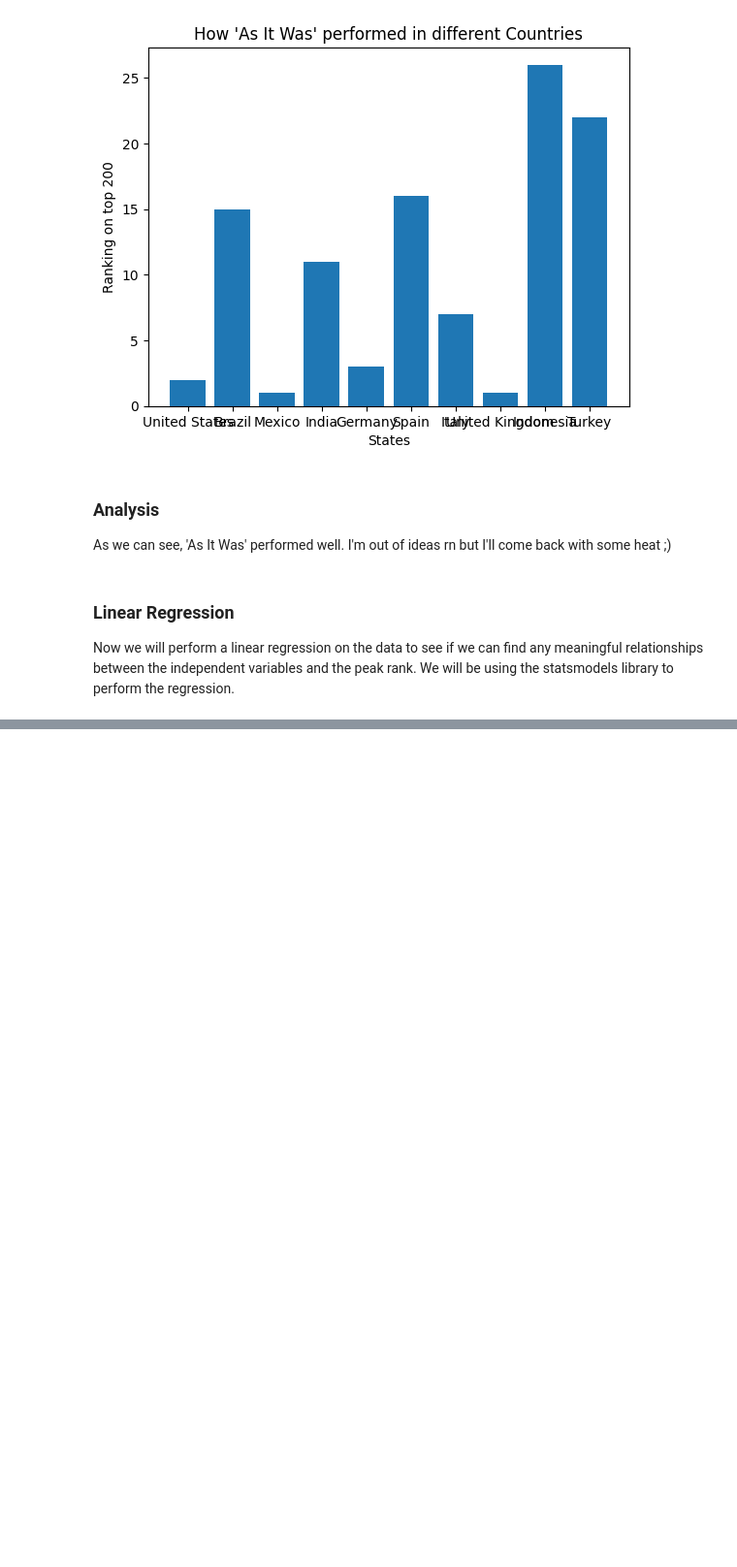
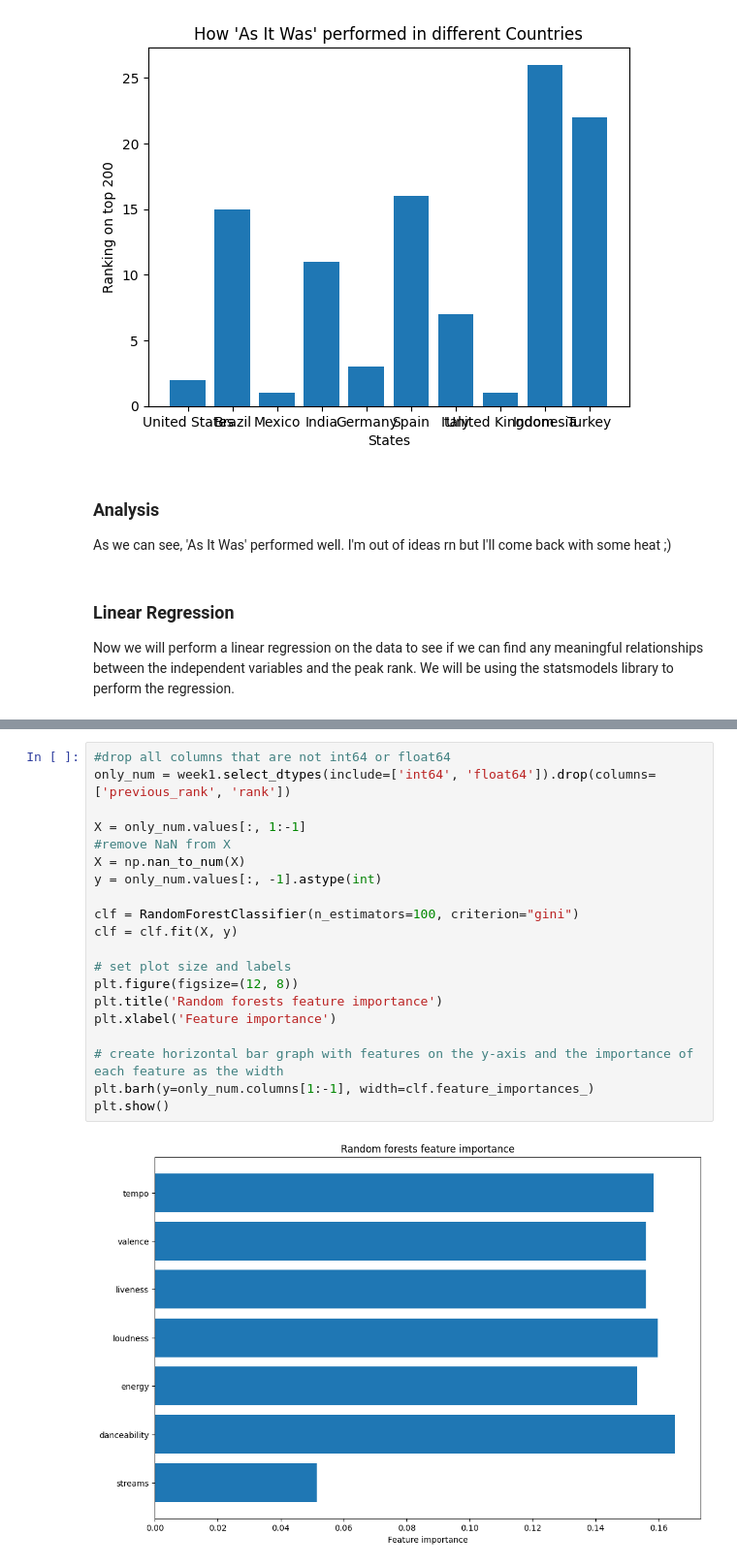
Before and after one commit to 101ines/320final, a Jupyter notebook: finalproj (1).ipynb, the cells around one changed output, grey strips where cells are left out. Shown at 97% size. Saved outputs shown, nothing was run; the diff lists cells and outputs as text; blank space fills up the shorter version.

```diff
--- a/finalproj (1).ipynb
+++ b/finalproj (1).ipynb
@@ -251,0 +471,22 @@ Now we will perform a linear regression on the data to see if we can find any me
+# %%
+#drop all columns that are not int64 or float64
+only_num = week1.select_dtypes(include=['int64', 'float64']).drop(columns=['previous_rank', 'rank'])
+
+X = only_num.values[:, 1:-1]
+#remove NaN from X
+X = np.nan_to_num(X)
+y = only_num.values[:, -1].astype(int)
+
+clf = RandomForestClassifier(n_estimators=100, criterion="gini")
+clf = clf.fit(X, y)
+
+# set plot size and labels
+plt.figure(figsize=(12, 8))
+plt.title('Random forests feature importance')
+plt.xlabel('Feature importance')
+
+# create horizontal bar graph with features on the y-axis and the importance of each feature as the width
+plt.barh(y=only_num.columns[1:-1], width=clf.feature_importances_)
+plt.show()
+# %% [output]
+[figure, added]
```
Also changed, not shown: parts of 15 cells of this notebook.
